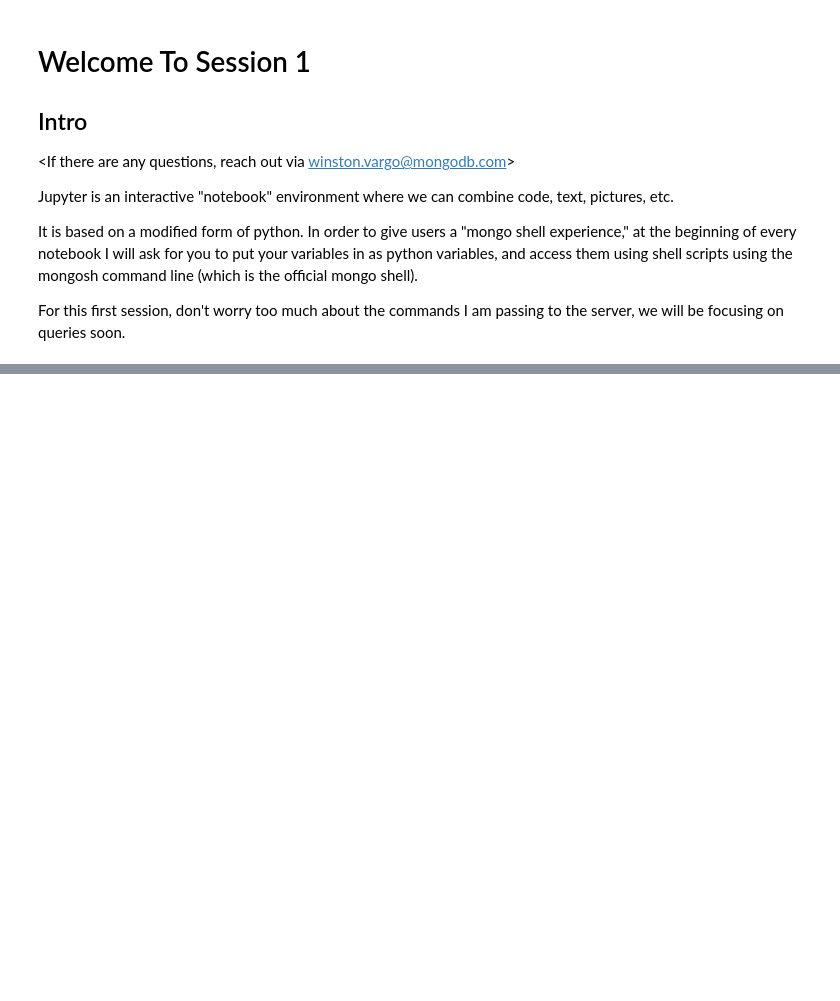
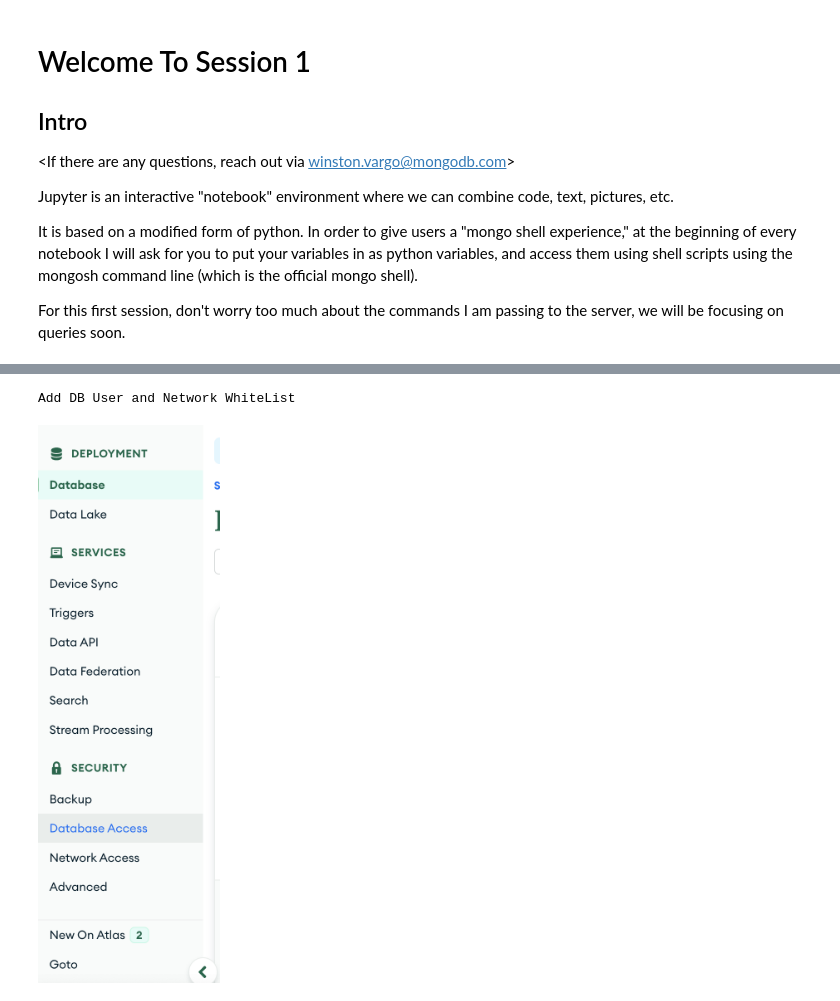
Before and after one commit to MongoWinston/devCert, a Jupyter notebook: 1.ipynb, the cells around one changed output, grey strips where cells are left out. Cells and saved outputs as stored; diff of their text form; code cells hidden in the pictures; blank space fills up the shorter version.

```diff
--- a/1.ipynb
+++ b/1.ipynb
@@ -11,0 +27,6 @@ For this first session, don't worry too much about the commands I am passing to
+# %%
+print("Add DB User and Network WhiteList")
+display.Image("../../ubuntu/sidebarDbUser.png")
+# %% [output]
+Add DB User and Network WhiteList
+[figure, added]
```
Also changed, not shown: parts of 13 cells of this notebook.
